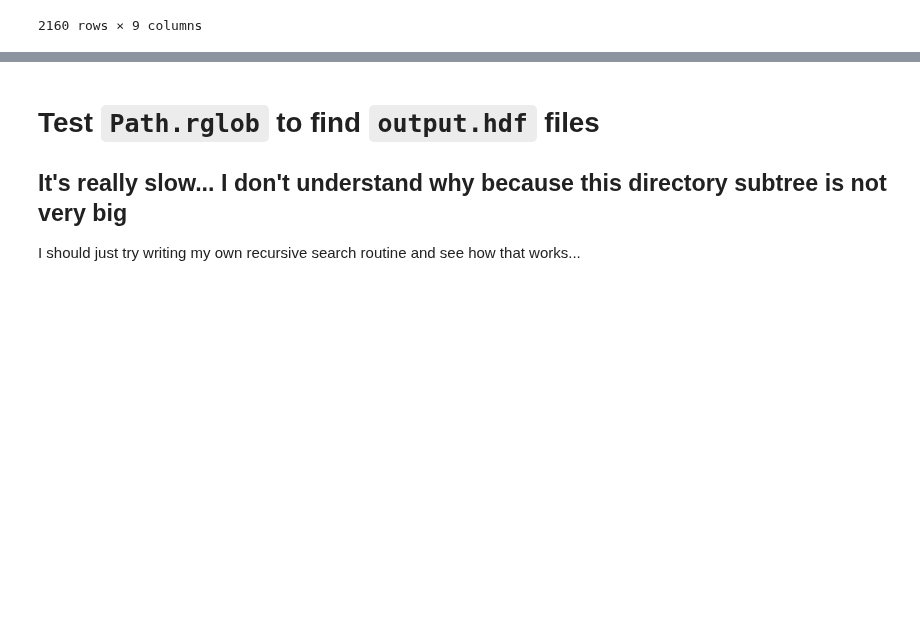
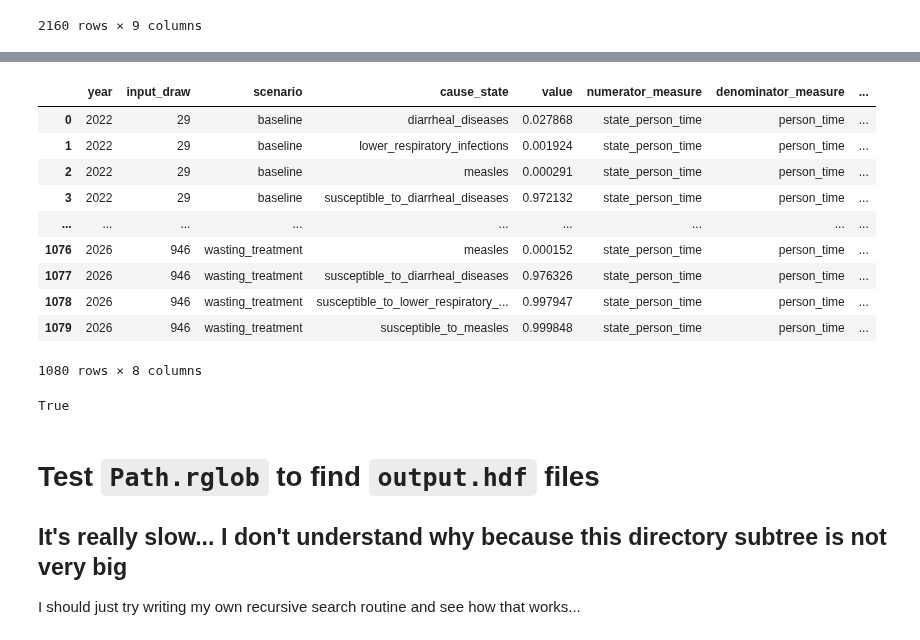
Before and after one commit to ihmeuw/vivarium_research_ciff_sam, a Jupyter notebook: nathaniel/scratch/2021_10_12a_test_new_prevalence_function_and_Path_rglob.ipynb, the cells around one changed output, grey strips where cells are left out. Cells and saved outputs as stored; diff of their text form; code cells hidden in the pictures; blank space fills up the shorter version.

```diff
--- a/nathaniel/scratch/2021_10_12a_test_new_prevalence_function_and_Path_rglob.ipynb
+++ b/nathaniel/scratch/2021_10_12a_test_new_prevalence_function_and_Path_rglob.ipynb
@@ -303,3 +343,22 @@ xfactor_prev2
+# %%
+cause_prev = csr.get_prevalence(results, 'cause_state', 'year')
+cause_prev
+# %% [output]
+|  | year | input_draw | scenario | cause_state | value | numerator_measure | denominator_measure | ... |
+| 0 | 2022 | 29 | baseline | diarrheal_diseases | 0.027868 | state_person_time | person_time | ... |
+| 1 | 2022 | 29 | baseline | lower_respiratory_infections | 0.001924 | state_person_time | person_time | ... |
+| 2 | 2022 | 29 | baseline | measles | 0.000291 | state_person_time | person_time | ... |
+| 3 | 2022 | 29 | baseline | susceptible_to_diarrheal_diseases | 0.972132 | state_person_time | person_time | ... |
+| ... | ... | ... | ... | ... | ... | ... | ... | ... |
+| 1076 | 2026 | 946 | wasting_treatment | measles | 0.000152 | state_person_time | person_time | ... |
+| 1077 | 2026 | 946 | wasting_treatment | susceptible_to_diarrheal_diseases | 0.976326 | state_person_time | person_time | ... |
+| 1078 | 2026 | 946 | wasting_treatment | susceptible_to_lower_respiratory_... | 0.997947 | state_person_time | person_time | ... |
+| 1079 | 2026 | 946 | wasting_treatment | susceptible_to_measles | 0.999848 | state_person_time | person_time | ... |
+1080 rows × 8 columns
+# %%
+np.allclose(vp.marginalize(cause_prev, 'cause_state').value, 3)
+# %% [output]
+True
 # %% [markdown]
 # Test `Path.rglob` to find `output.hdf` files
 
```
Also changed, not shown: parts of 5 cells of this notebook.
